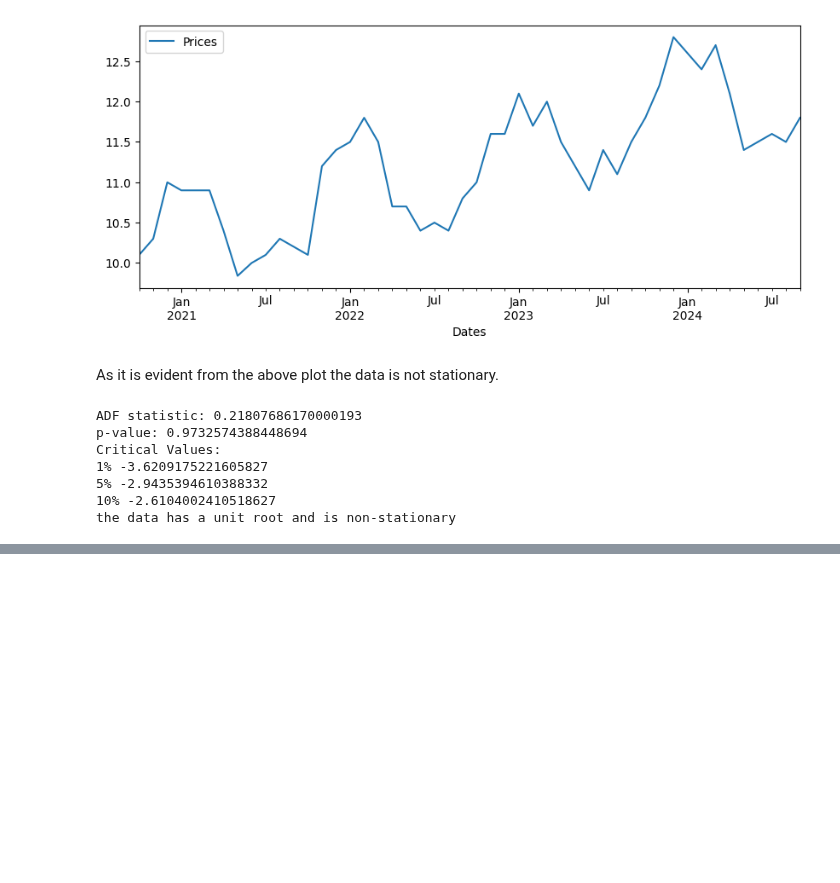
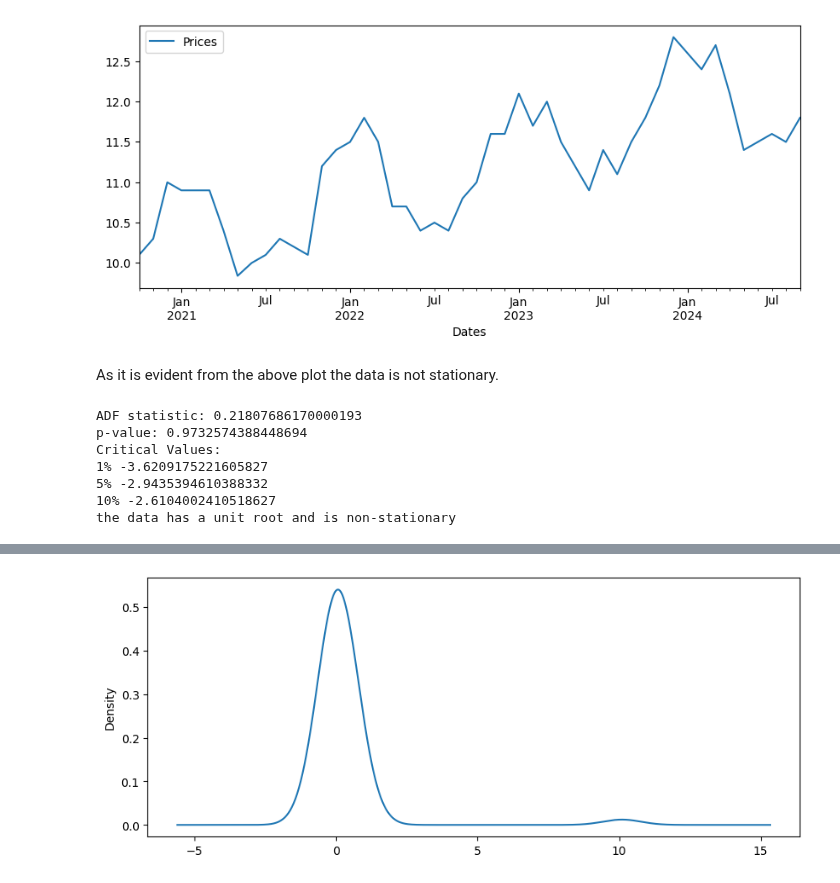
Before and after one commit to Akshay-Paunikar/Forage_Virtual_Internship_Program, a Jupyter notebook: JP Morgan Chase & Co/Quantitative Research/Task 1 - Investigate and analyze price data/Task_1_Investigate_and_analyze_price_data.ipynb, the cells around one changed output, grey strips where cells are left out. Drawn from its saved outputs; the diff is of its cells as text; code cells hidden in the pictures; blank space fills up the shorter version.

```diff
--- a/JP Morgan Chase & Co/Quantitative Research/Task 1 - Investigate and analyze price data/Task_1_Investigate_and_analyze_price_data.ipynb
+++ b/JP Morgan Chase & Co/Quantitative Research/Task 1 - Investigate and analyze price data/Task_1_Investigate_and_analyze_price_data.ipynb
@@ -176,0 +287,6 @@ the data has a unit root and is non-stationary
+# %%
+# plot residuals
+model_ARIMA_fit.resid.plot(figsize=(10,4), kind='kde')
+plt.show()
+# %% [output]
+[figure, added]
```
Also changed, not shown: parts of 16 cells of this notebook.
